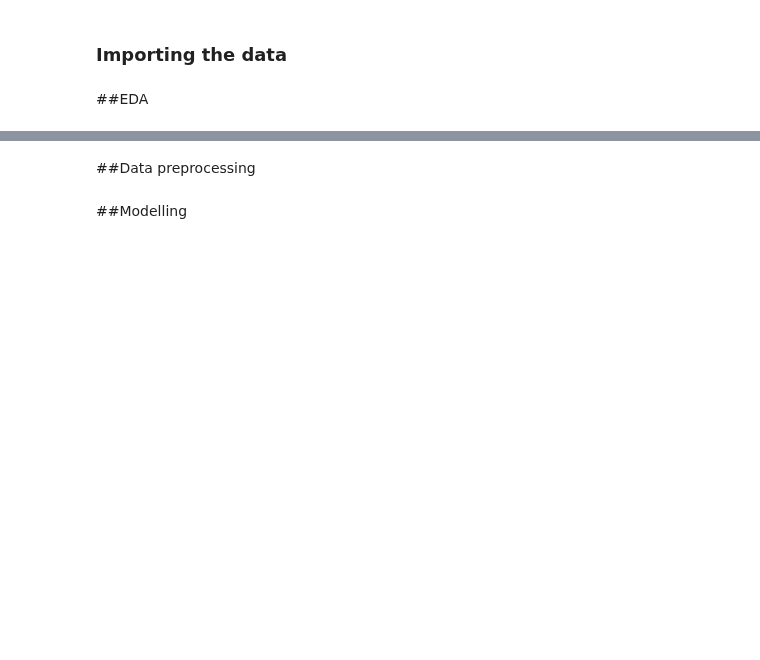
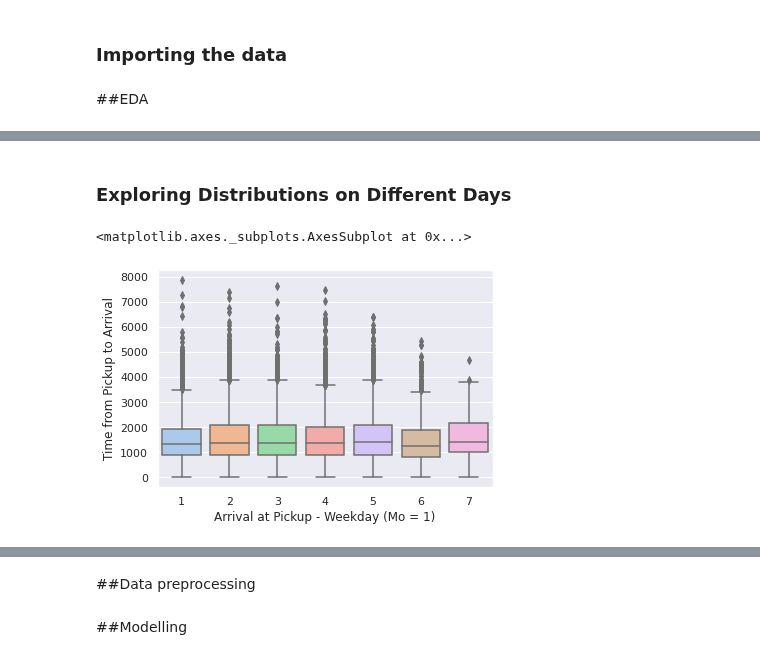
Before and after one commit to monicafar147/logistics-challenge, a Jupyter notebook: cleaned.ipynb, the cells around one changed output, grey strips where cells are left out. Saved outputs shown, nothing was run; the diff lists cells and outputs as text; code cells hidden in the pictures; blank space fills up the shorter version.

```diff
--- a/cleaned.ipynb
+++ b/cleaned.ipynb
@@ -48,0 +166,12 @@ riders = pd.read_csv('https://raw.githubusercontent.com/monicafar147/regression-
+# %% [markdown]
+### Exploring Distributions on Different Days
+# %%
+# Converting relevant columns into categorical data types
+train[['Vehicle Type', 'Platform Type', 'Personal or Business']] = train[['Vehicle Type', 'Platform Type', 'Personal or Business']].astype('category')
+train[['Placement - Day of Month', 'Placement - Weekday (Mo = 1)', 'Confirmation - Day of Month', 'Confirmation - Weekday (Mo = 1)']] = train[['Placement - Day of Month', 'Placement - Weekday (Mo = 1)', 'Confirmation - Day of Month', 'Confirmation - Weekday (Mo = 1)']].astype('category')
+train[['Arrival at Pickup - Day of Month', 'Arrival at Pickup - Weekday (Mo = 1)', 'Arrival at Destination - Day of Month', 'Arrival at Destination - Weekday (Mo = 1)']] = train[['Arrival at Pickup - Day of Month', 'Arrival at Pickup - Weekday (Mo = 1)', 'Arrival at Destination - Day of Month', 'Arrival at Destination - Weekday (Mo = 1)']].astype('category')
+# %%
+sns.boxplot(x='Arrival at Pickup - Weekday (Mo = 1)', y='Time from Pickup to Arrival', data=train)
+# %% [output]
+<matplotlib.axes._subplots.AxesSubplot at 0x...>
+[figure, added]
```
Also changed, not shown: parts of 29 cells of this notebook.
